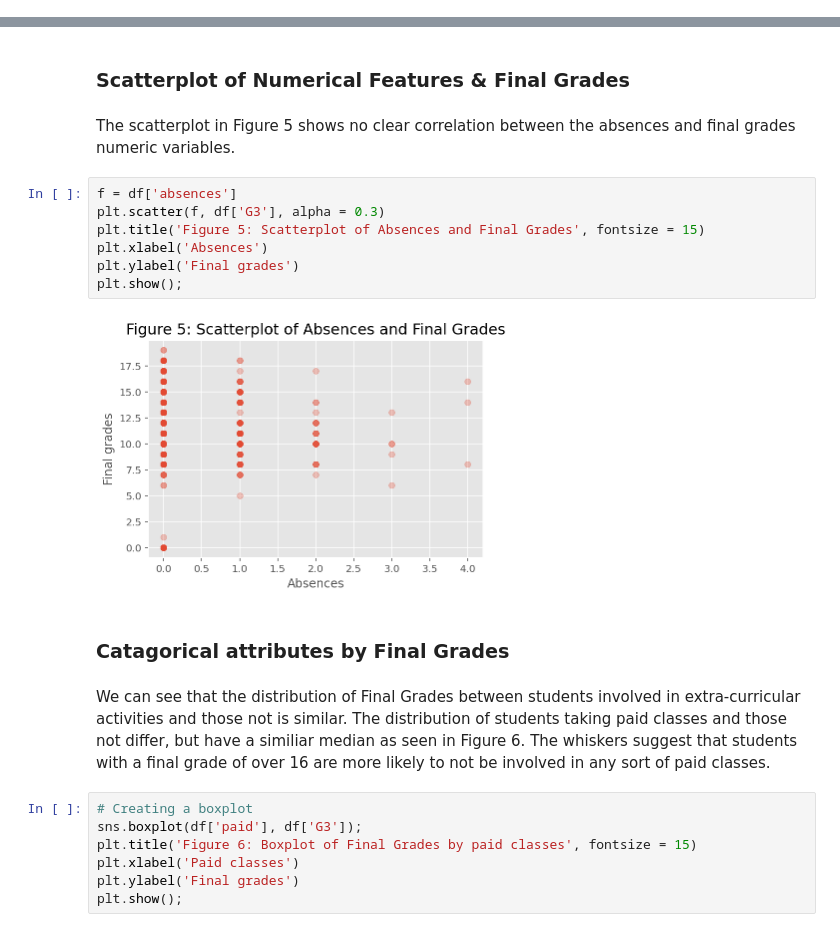
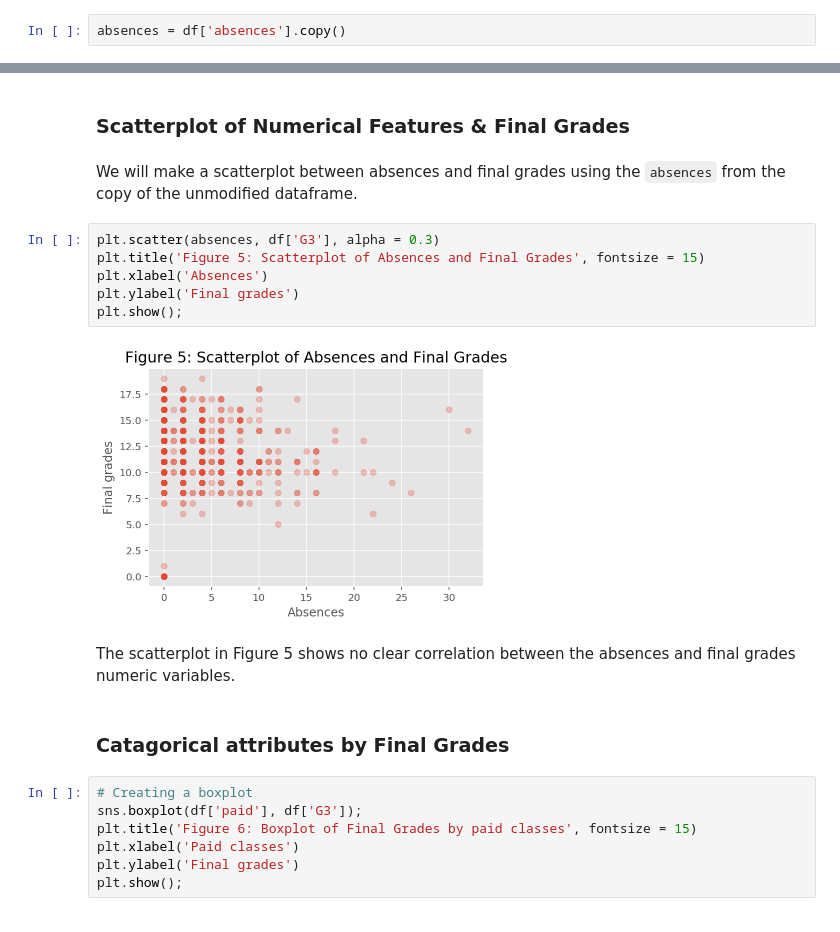
Before and after one commit to Rhyme1325/Analytics_project, a Jupyter notebook: project.ipynb, the cells around one changed output, grey strips where cells are left out. Cells and saved outputs as stored; diff of their text form.

```diff
--- a/project.ipynb
+++ b/project.ipynb
@@ -256,0 +254,2 @@ The variable `absences` would be a lot easier to understand if we discretise it
+# %%
+absences = df['absences'].copy()
@@ -438,22 +439,20 @@ plt.show();
 ## Multivariate Visualisation
 # %% [markdown]
 ### Scatterplot of Numerical Features & Final Grades
+# %% [markdown]
+We will make a scatterplot between absences and final grades using the `absences` from the copy of the unmodified dataframe.
+# %%
+plt.scatter(absences, df['G3'], alpha = 0.3)
+plt.title('Figure 5: Scatterplot of Absences and Final Grades', fontsize = 15)
+plt.xlabel('Absences')
+plt.ylabel('Final grades')
+plt.show();
+# %% [output]
+[figure, added]
 # %% [markdown]
 The scatterplot in Figure 5 shows no clear correlation between the absences and final grades numeric variables.
-# %%
-f = df['absences']
-plt.scatter(f, df['G3'], alpha = 0.3)
-plt.title('Figure 5: Scatterplot of Absences and Final Grades', fontsize = 15)
-plt.xlabel('Absences')
-plt.ylabel('Final grades')
-plt.show();
-# %% [output]
-[figure, removed]
 # %% [markdown]
 ### Catagorical attributes by Final Grades
-# %% [markdown]
-We can see that the distribution of Final Grades between students involved in extra-curricular activities and those not is similar.
-The distribution of students taking paid classes and those not differ, but have a similiar median as seen in Figure 6. The whiskers suggest that students with a final grade of over 16 are more likely to not be involved in any sort of paid classes.
 # %%
 # Creating a boxplot
 sns.boxplot(df['paid'], df['G3']);
```
Also changed, not shown: parts of 20 cells of this notebook.
